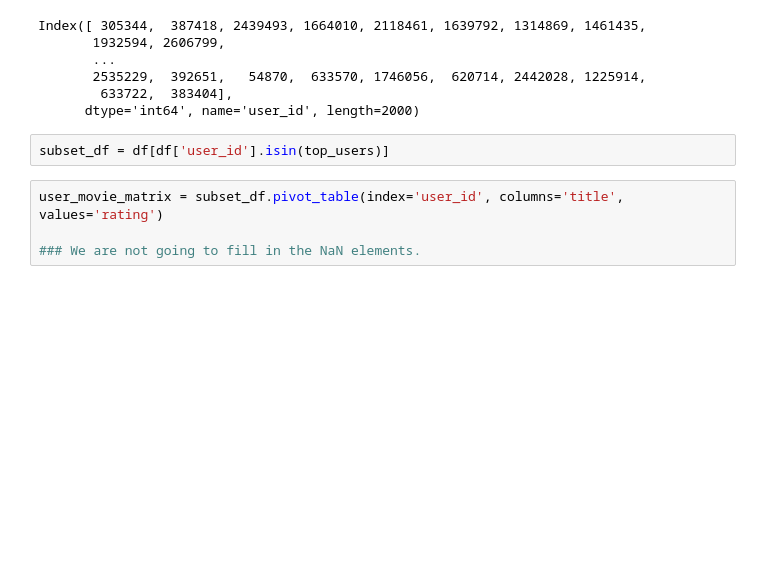
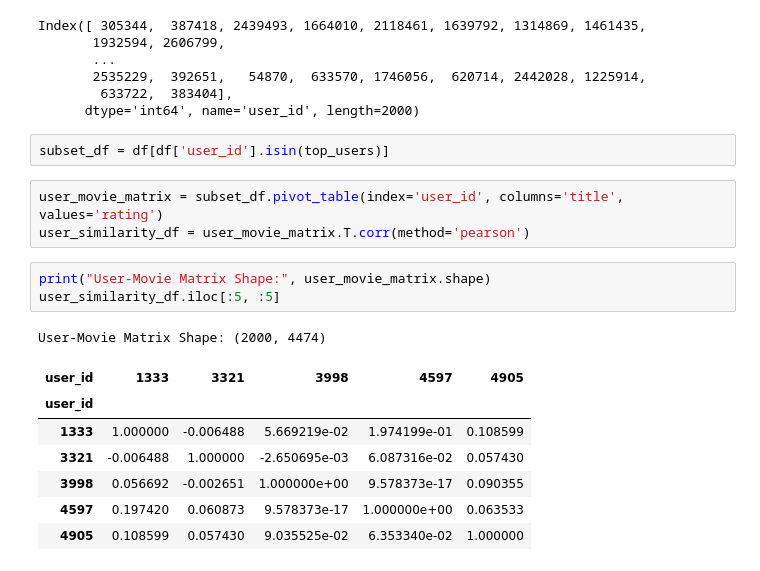
Before and after one commit to HansDavidKim/recommender_system, a Jupyter notebook: netflix-prize/test.ipynb, the cells around one changed output. Drawn from its saved outputs; the diff is of its cells as text; blank space fills up the shorter version.

```diff
--- a/netflix-prize/test.ipynb
+++ b/netflix-prize/test.ipynb
@@ -101,5 +101,16 @@ Index([ 305344,  387418, 2439493, 1664010, 2118461, 1639792, 1314869, 1461435,
 subset_df = df[df['user_id'].isin(top_users)]
 # %%
 user_movie_matrix = subset_df.pivot_table(index='user_id', columns='title', values='rating')
-
-### We are not going to fill in the NaN elements.
+user_similarity_df = user_movie_matrix.T.corr(method='pearson')
+# %%
+print("User-Movie Matrix Shape:", user_movie_matrix.shape)
+user_similarity_df.iloc[:5, :5]
+# %% [output]
+User-Movie Matrix Shape: (2000, 4474)
+| user_id | 1333 | 3321 | 3998 | 4597 | 4905 |
+| user_id |  |  |  |  |  |
+| 1333 | 1.000000 | -0.006488 | 5.669219e-02 | 1.974199e-01 | 0.108599 |
+| 3321 | -0.006488 | 1.000000 | -2.650695e-03 | 6.087316e-02 | 0.057430 |
+| 3998 | 0.056692 | -0.002651 | 1.000000e+00 | 9.578373e-17 | 0.090355 |
+| 4597 | 0.197420 | 0.060873 | 9.578373e-17 | 1.000000e+00 | 0.063533 |
+| 4905 | 0.108599 | 0.057430 | 9.035525e-02 | 6.353340e-02 | 1.000000 |
```
Also changed, not shown: parts of 4 cells of this notebook.
